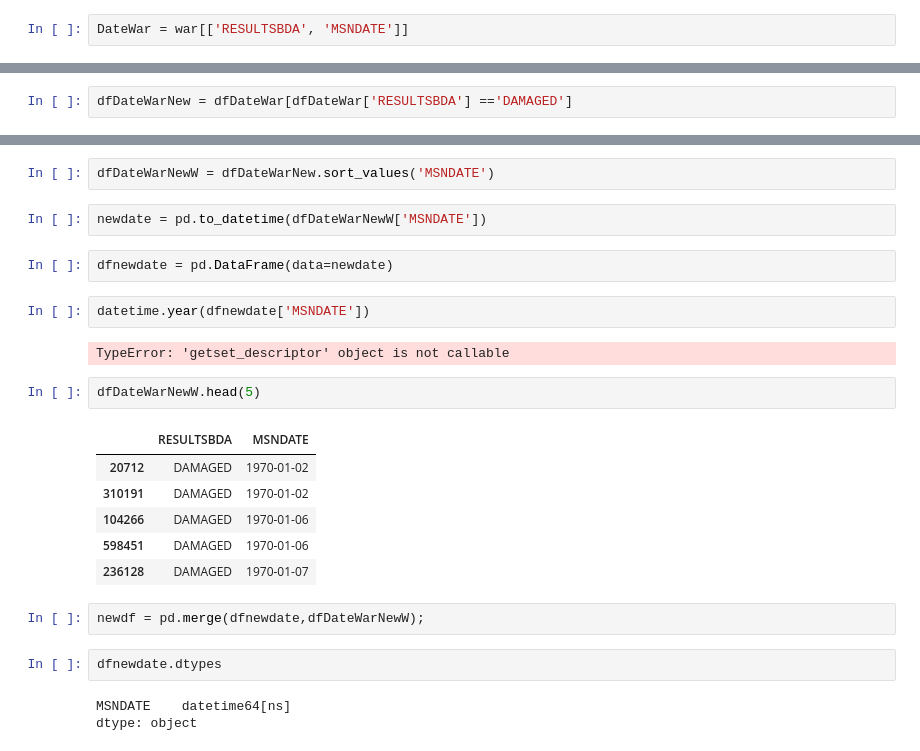
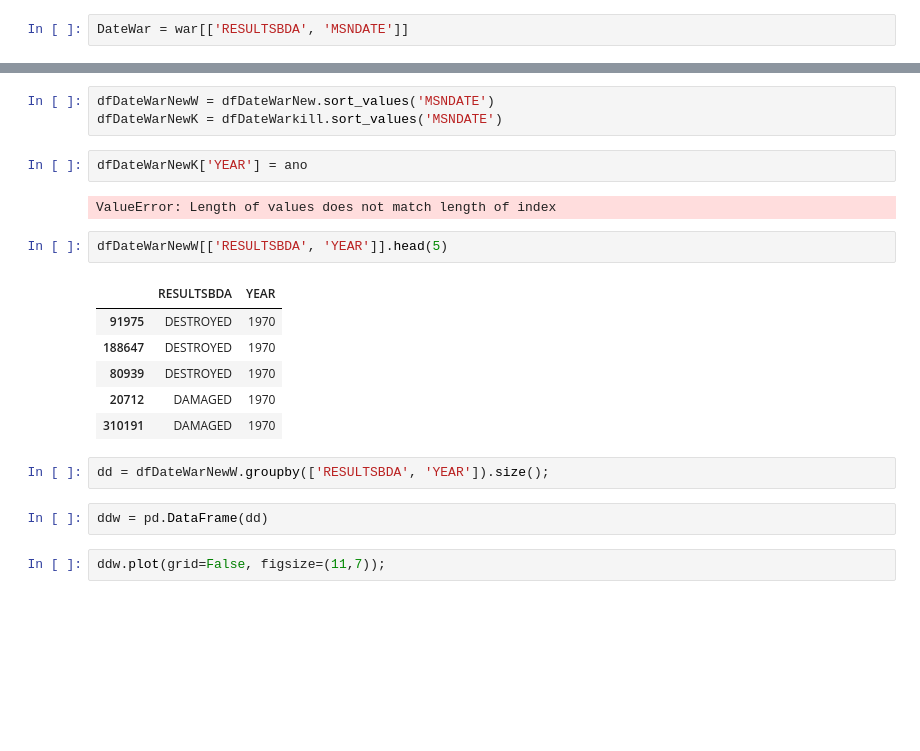
Before and after one commit to felipeferraz14/vietnam-war-bombing-operations, a Jupyter notebook: vietnam_war_operation.ipynb, the cells around one changed output, grey strips where cells are left out. Drawn from its saved outputs; the diff is of its cells as text; blank space fills up the shorter version.

```diff
--- a/vietnam_war_operation.ipynb
+++ b/vietnam_war_operation.ipynb
@@ -116,2 +129,0 @@ dfDateWar = pd.DataFrame(data=DateWar)
-# %%
-dfDateWarNew = dfDateWar[dfDateWar['RESULTSBDA'] =='DAMAGED']
@@ -118,26 +179,22 @@ dfDateWarNew = dfDateWar[dfDateWar['RESULTSBDA'] =='DAMAGED']
 # %%
 dfDateWarNewW = dfDateWarNew.sort_values('MSNDATE')
+dfDateWarNewK = dfDateWarkill.sort_values('MSNDATE')
-# %%
-newdate = pd.to_datetime(dfDateWarNewW['MSNDATE'])
-# %%
-dfnewdate = pd.DataFrame(data=newdate)
-# %%
-datetime.year(dfnewdate['MSNDATE'])
-# %% [output]
-TypeError: 'getset_descriptor' object is not callable
+# %%
+dfDateWarNewK['YEAR'] = ano
+# %% [output]
+ValueError: Length of values does not match length of index
 # %%
-dfDateWarNewW.head(5)
+dfDateWarNewW[['RESULTSBDA', 'YEAR']].head(5)
 # %% [output]
-|  | RESULTSBDA | MSNDATE |
-| 20712 | DAMAGED | 1970-01-02 |
-| 310191 | DAMAGED | 1970-01-02 |
-| 104266 | DAMAGED | 1970-01-06 |
-| 598451 | DAMAGED | 1970-01-06 |
-| 236128 | DAMAGED | 1970-01-07 |
+|  | RESULTSBDA | YEAR |
+| 91975 | DESTROYED | 1970 |
+| 188647 | DESTROYED | 1970 |
+| 80939 | DESTROYED | 1970 |
+| 20712 | DAMAGED | 1970 |
+| 310191 | DAMAGED | 1970 |
-# %%
-newdf = pd.merge(dfnewdate,dfDateWarNewW);
-# %%
-dfnewdate.dtypes
-# %% [output]
-MSNDATE    datetime64[ns]
-dtype: object
+# %%
+dd = dfDateWarNewW.groupby(['RESULTSBDA', 'YEAR']).size();
+# %%
+ddw = pd.DataFrame(dd)
+# %%
+ddw.plot(grid=False, figsize=(11,7));
```
Also changed, not shown: parts of 16 cells of this notebook.
